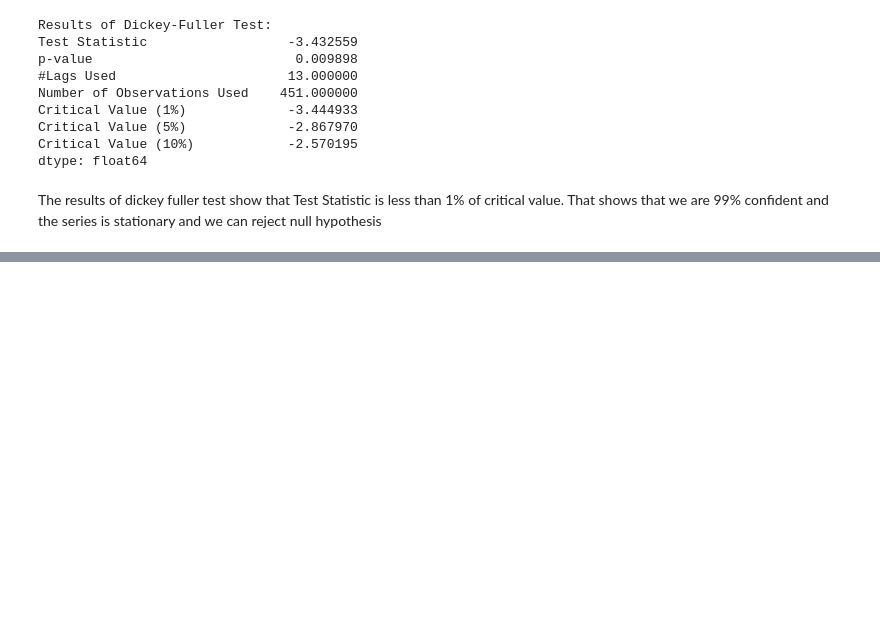
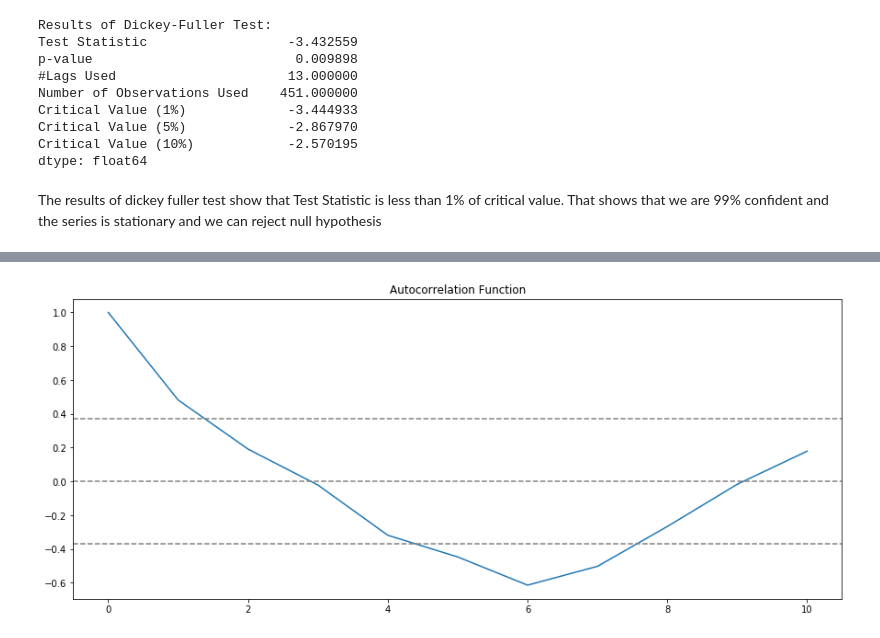
Before and after one commit to sravya273/ML-Practice-Projects, a Jupyter notebook: Beer Production - Time Series/Beer Production.ipynb, the cells around one changed output, grey strips where cells are left out. Saved outputs shown, nothing was run; the diff lists cells and outputs as text; code cells hidden in the pictures; blank space fills up the shorter version.

```diff
--- a/Beer Production - Time Series/Beer Production.ipynb
+++ b/Beer Production - Time Series/Beer Production.ipynb
@@ -129,3 +129,8 @@ Critical Value (10%)            -2.570195
 dtype: float64
 # %% [markdown]
 The results of dickey fuller test show that Test Statistic is less than 1% of critical value. That shows that we are 99% confident and the series is stationary and we can reject null hypothesis
+# %%
+movingAverage = ts_log.rolling(window=12).mean()
+movingSTD = ts_log.rolling(window=12).std()
+plt.plot(ts_log)
+plt.plot(movingAverage, color='red')
@@ -131,0 +140,7 @@ The results of dickey fuller test show that Test Statistic is less than 1% of cr
+# %%
+# Get the difference between the moving average and the actual number of passengers
+ts_log_mv_diff = ts_log - movingAverage
+ts_log_mv_diff.head(12)
+#Remove Nan Values
+ts_log_mv_diff.dropna(inplace=True)
+ts_log_mv_diff.head(10)
@@ -131,0 +173,9 @@ The results of dickey fuller test show that Test Statistic is less than 1% of cr
+# %%
+plt.plot(np.arange(0,11), acf(ts_log_mv_diff, nlags = 10))
+plt.axhline(y=0,linestyle='--',color='gray')
+plt.axhline(y=-7.96/np.sqrt(len(ts_log_mv_diff)),linestyle='--',color='gray')
+plt.axhline(y=7.96/np.sqrt(len(ts_log_mv_diff)),linestyle='--',color='gray')
+plt.title('Autocorrelation Function')
+plt.show()
+# %% [output]
+[figure, added]
```
Also changed, not shown: parts of 9 cells of this notebook.
